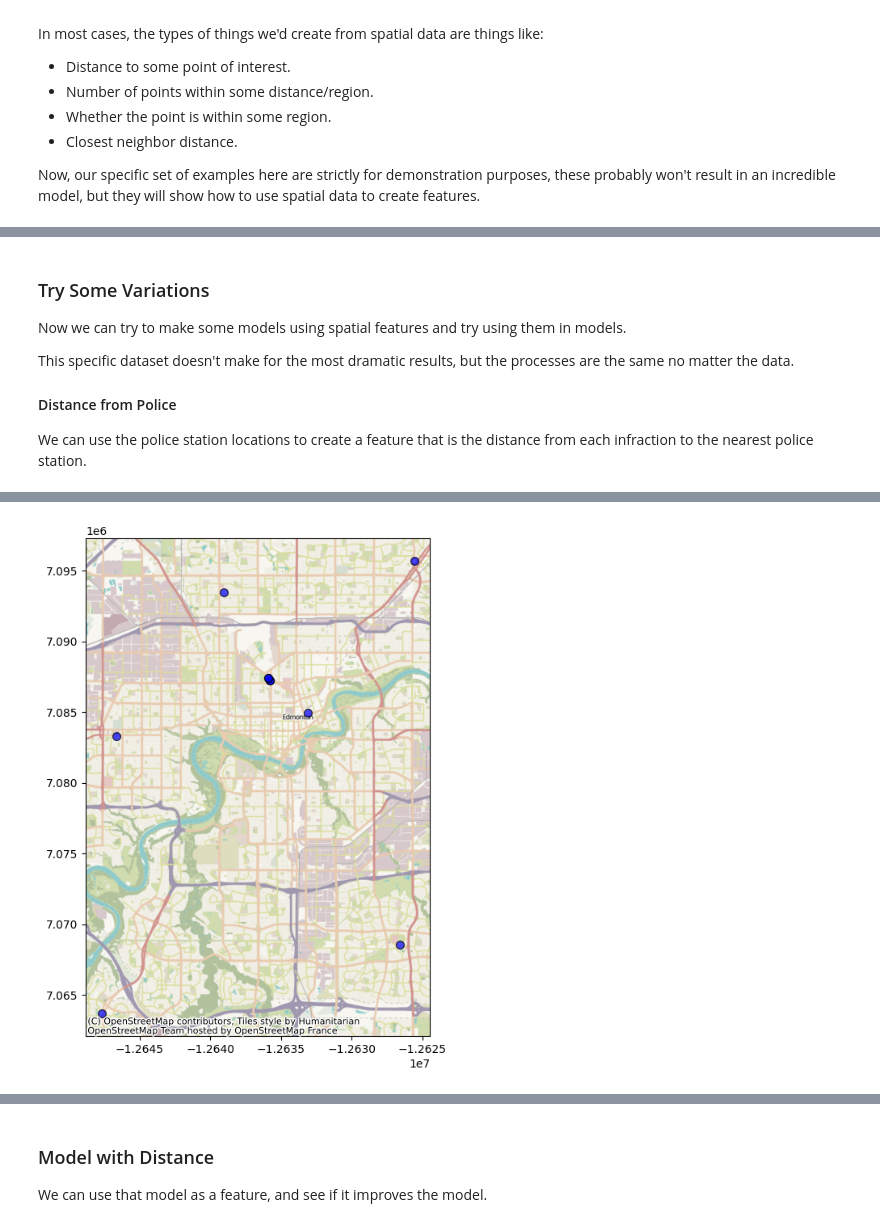
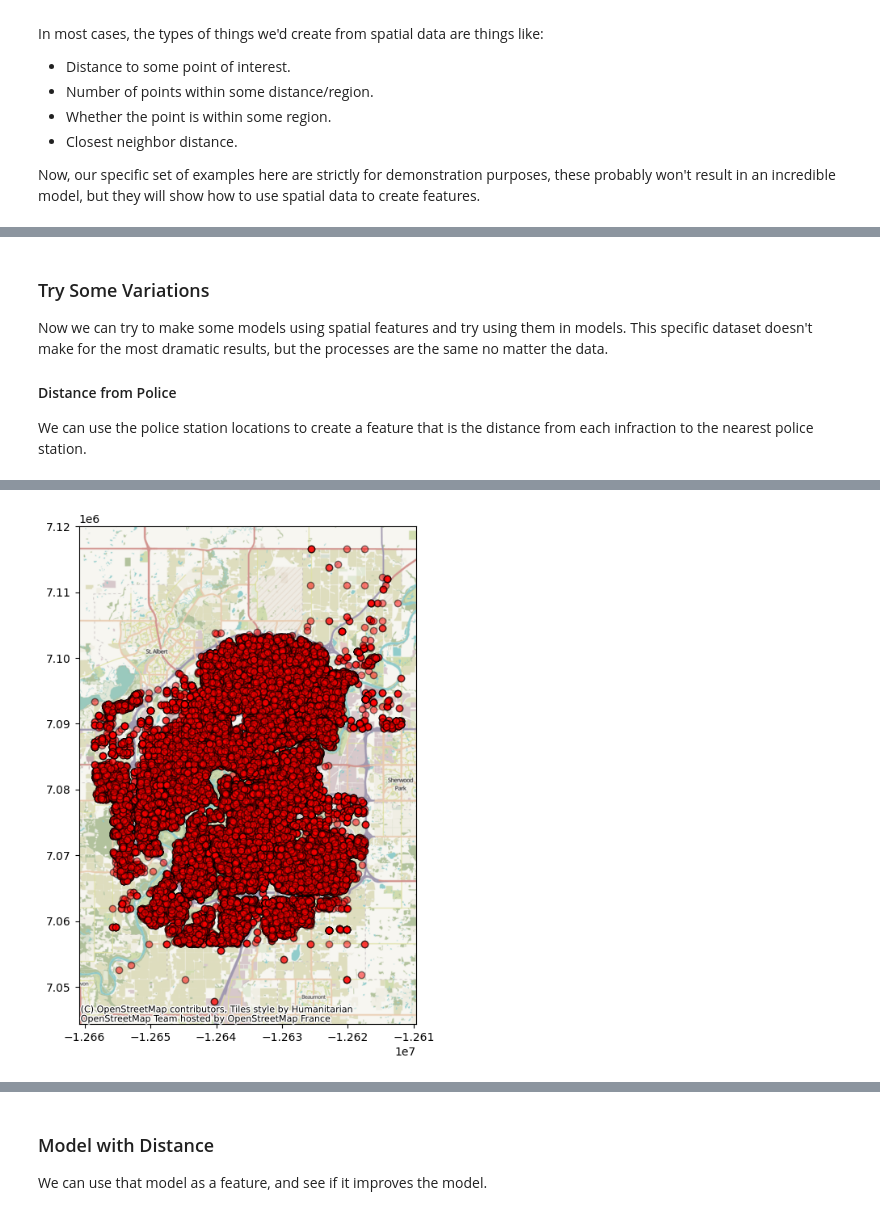
Before and after one commit to AkeemSemperDataScience/Basic_Stats_in_Python_Student_Repository, a Jupyter notebook: 034_geospatial_basics_sol.ipynb, the cells around one changed output, grey strips where cells are left out. Drawn from its saved outputs; the diff is of its cells as text; code cells hidden in the pictures.

```diff
--- a/034_geospatial_basics_sol.ipynb
+++ b/034_geospatial_basics_sol.ipynb
@@ -78,6 +95,6 @@ df.head(5)
 # %%
 gdf = gpd.GeoDataFrame(df, geometry=gpd.points_from_xy(df['Longitude'], df['Latitude']))
-gdf = gdf.set_crs(epsg=4326)  # Set the coordinate reference system to WGS84
+gdf.set_crs("EPSG:4326", inplace=True)
 gdf.dropna(subset=['geometry'], inplace=True)  # Drop rows where geometry is NaN
 print("Mapping using CRS:", gdf.crs)
 gdf.plot()
@@ -97,7 +116,7 @@ except ImportError:
     !pip install contextily
     import contextily as ctx
 # %%
-gdf_mercator = gdf.to_crs(epsg=3857)
+gdf_mercator = gdf.to_crs(PLOT_CRS)  # Convert to Web Mercator for mapping
 ax = gdf_mercator.plot(alpha=0.5, edgecolor='k', figsize=(6, 6))
 ctx.add_basemap(ax)
 # %% [output]
@@ -144,6 +164,9 @@ These spatial joins replace the key with some spatial calculation, typically som
 
 In most cases, it is easier to keep the datasets separate if we are dealing with multiple spatial datasets, and just join as needed. The geopandas dataframe is generally setup to default to one geometry column being the "main thing". We can construct a dataset with many spatial columns, but it is likely to be more annoying than having separate dataframes.
 # %%
+# Reproject the GeoDataFrames to a common CRS for spatial join
+gdf_mercator.to_crs(PLOT_CRS, inplace=True)
+gdf_hoods_mercator.to_crs(PLOT_CRS, inplace=True)
 df_w_hoods = gpd.sjoin(gdf_mercator, gdf_hoods_mercator, how="left", predicate='within')
 hood_geometries = df_w_hoods["index_right"].map(gdf_hoods_mercator.geometry)
 df_w_hoods["hood_geometry"] = gpd.GeoSeries(
@@ -277,9 +317,7 @@ Baseline model accuracy: 0.7571
 # %% [markdown]
 ### Try Some Variations
 
-Now we can try to make some models using spatial features and try using them in models.
-
-This specific dataset doesn't make for the most dramatic results, but the processes are the same no matter the data.
+Now we can try to make some models using spatial features and try using them in models. This specific dataset doesn't make for the most dramatic results, but the processes are the same no matter the data.
 
 #### Distance from Police
 
@@ -292,7 +330,7 @@ stations = gpd.GeoDataFrame(
     crs="EPSG:4326",
 )
 stations = stations.dropna(subset=['geometry'])  # Drop rows where geometry is NaN
-stations.to_crs(epsg=3857, inplace=True)  # Convert to Web Mercator for mapping
+stations.to_crs(PLOT_CRS, inplace=True)  # Set the CRS for stations to Web Mercator for mapping
 stations.head()
 # %% [output]
 |  | NAME | ADDRESS | LATITUDE | LONGITUDE | LOCATION | Geometry Point | geometry |
@@ -303,9 +341,10 @@ stations.head()
 | 4 | POLICE SERVICES - SOUTHEAST DIVISION | 104 - YOUVILLE DRIVE EAST NW | 53.460001 | -113.426714 | (53.46000050776202, -113.42671444... | POINT (-113.42671444062009 53.460... | POINT (-12626604.094 7068543.007) |
 # %%
 ax = stations.plot(color='blue', markersize=50, alpha=0.7, edgecolor='k', figsize=(8, 8))
+ax = gdf_mercator.plot(ax=ax, alpha=0.1, edgecolor='k', color='red')
 ctx.add_basemap(ax)
 # %% [output]
-[figure, old version]
+[figure, new version]
 # %% [markdown]
 ### Feature Construction - Distance
 
```
Also changed, not shown: parts of 40 cells of this notebook, 2 other files.
